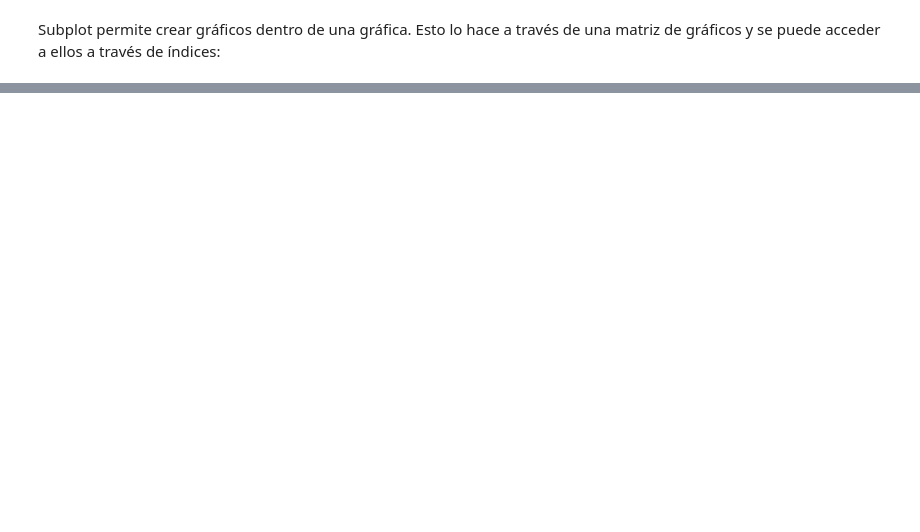
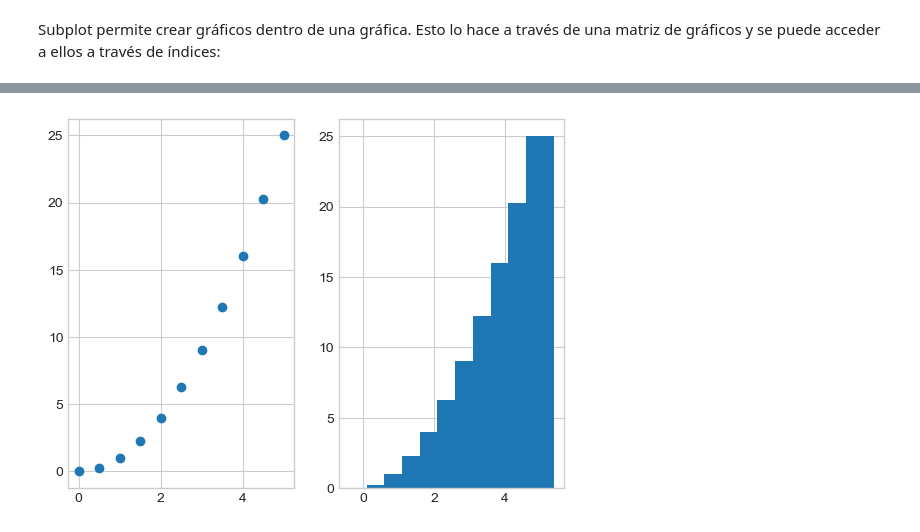
Before and after one commit to gianmarco-holm/DevelopmentNotesByGianmarco, a Jupyter notebook: matplotlib_seaborn.ipynb, the cells around one changed output, grey strips where cells are left out. Cells and saved outputs as stored; diff of their text form; code cells hidden in the pictures; blank space fills up the shorter version.

```diff
--- a/matplotlib_seaborn.ipynb
+++ b/matplotlib_seaborn.ipynb
@@ -160,0 +223,7 @@ plt.show()
+# %%
+fig, (axes1, axes2) = plt.subplots(1,2)
+axes1.scatter(x,y)
+axes2.bar(x,y)
+plt.show()
+# %% [output]
+[figure, added]
```
Also changed, not shown: parts of 60 cells of this notebook, 3 other files.
